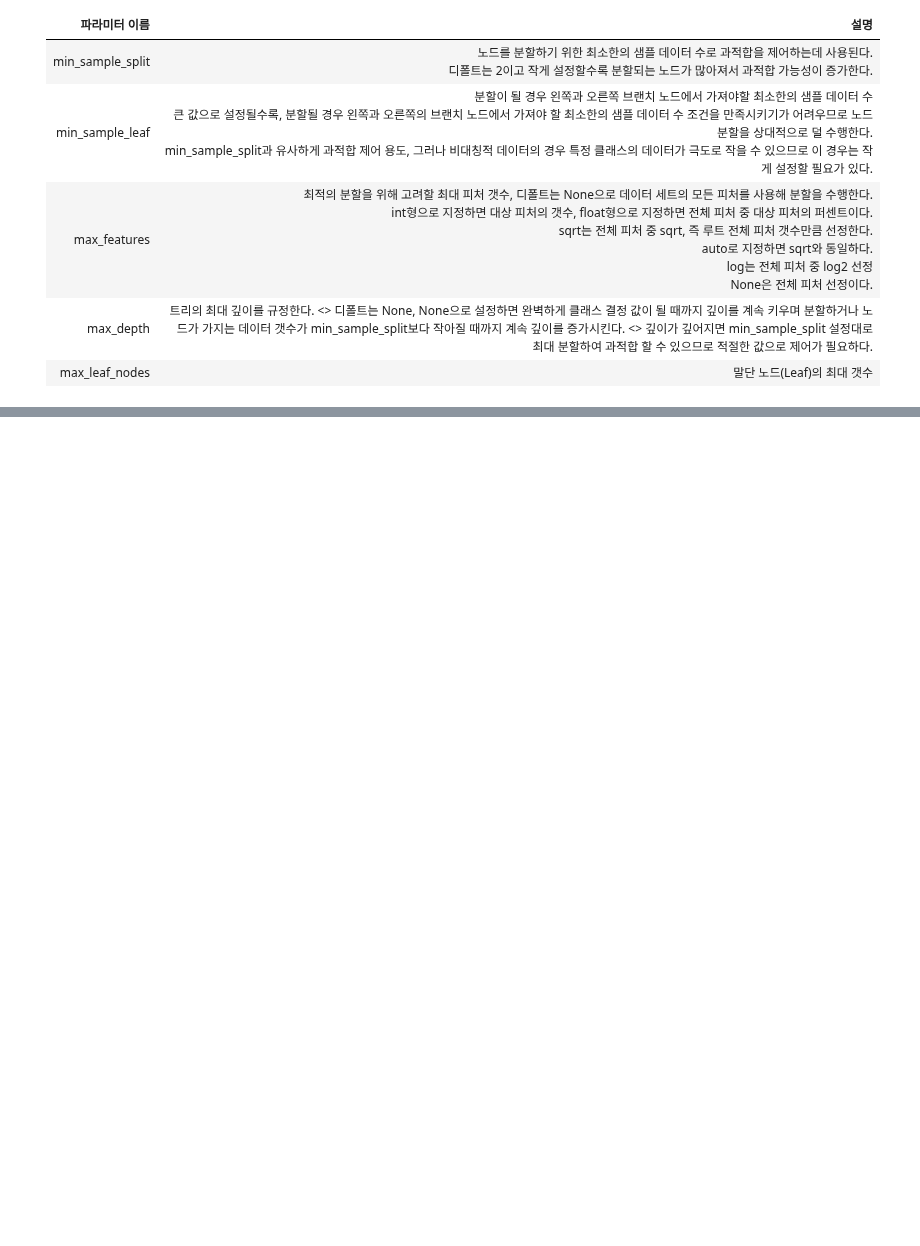
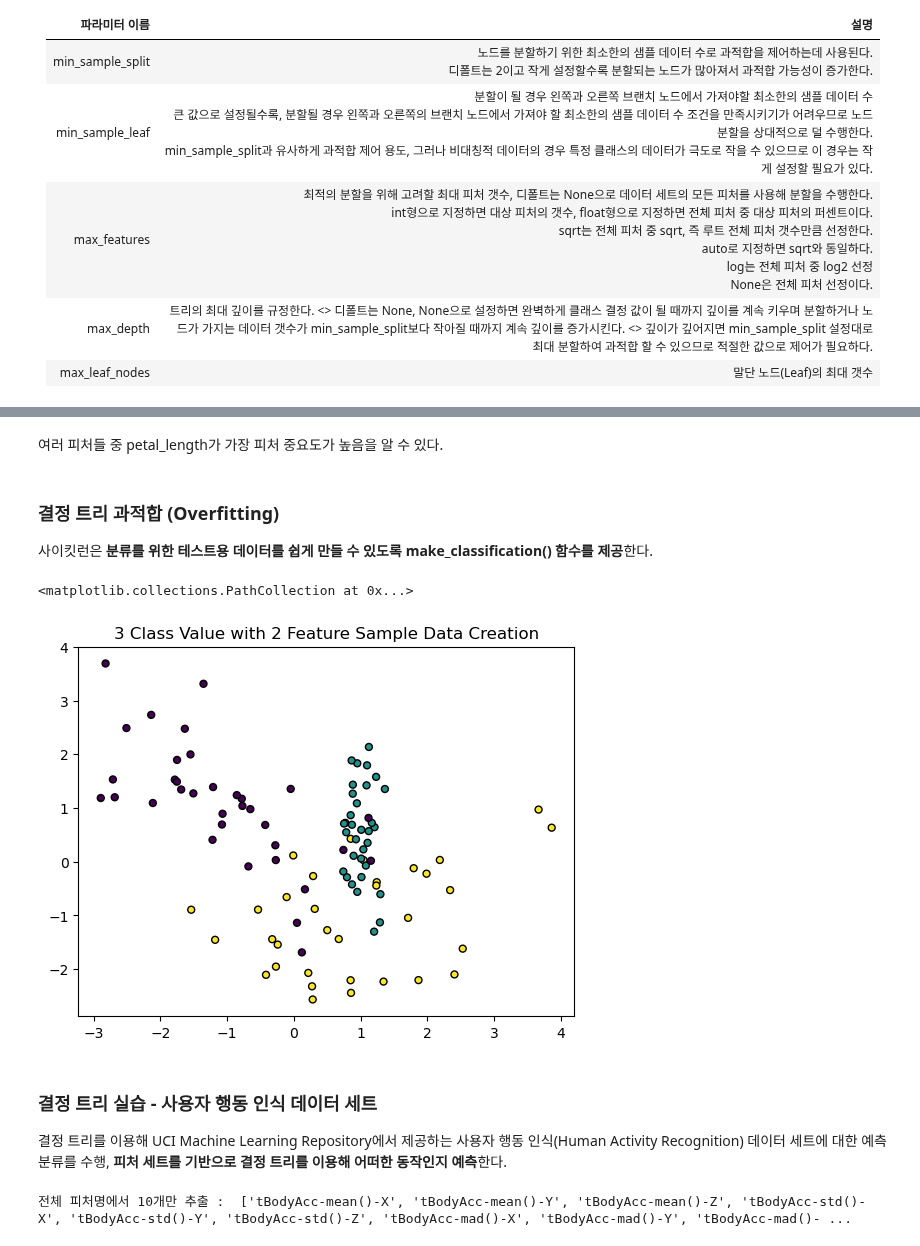
Before and after one commit to Heo-Jeong-Eun/Machine-Learning-Study, a Jupyter notebook: Jen/Decision Tree.ipynb, the cells around one changed output, grey strips where cells are left out. Cells and saved outputs as stored; diff of their text form; code cells hidden in the pictures; blank space fills up the shorter version.

```diff
--- a/Jen/Decision Tree.ipynb
+++ b/Jen/Decision Tree.ipynb
@@ -63,0 +153,22 @@
+# %% [markdown]
+여러 피처들 중 petal_length가 가장 피처 중요도가 높음을 알 수 있다.
+# %% [markdown]
+### 결정 트리 과적합 (Overfitting)
+
+사이킷런은 **분류를 위한 테스트용 데이터를 쉽게 만들 수 있도록 make_classification() 함수를 제공**한다.
+# %%
+from sklearn.datasets import make_classification
+import matplotlib.pyplot as plt
+%matplotlib inline
+
+plt.title('3 Class Value with 2 Feature Sample Data Creation')
+
+# 2차원 시각화를 위해서 피처는 3개, 클레스는 3가지 유형의 분류 샘플 데이터 생성
+X_features, Y_labels = make_classification(n_features = 2, n_redundant = 0, n_informative = 2,
+                                          n_classes = 3, n_clusters_per_class = 1, random_state = 0)
+
+# 그래프 형태로 2개의 피처로 2차원 좌표 시각화, 각 클래스 값은 다른 색깔로 표시 된다.
+plt.scatter(X_features[:, 0], X_features[:, 1], marker = 'o', c = Y_labels, s = 25, edgecolor = 'k')
+# %% [output]
+<matplotlib.collections.PathCollection at 0x...>
+[figure, added]
@@ -63,0 +186,18 @@
+# %% [markdown]
+### 결정 트리 실습 - 사용자 행동 인식 데이터 세트
+
+결정 트리를 이용해 UCI Machine Learning Repository에서 제공하는 사용자 행동 인식(Human Activity Recognition) 데이터 세트에 대한 예측 분류를 수행, **피처 세트를 기반으로 결정 트리를 이용해 어떠한 동작인지 예측**한다.
+# %%
+import pandas as pd
+import matplotlib.pyplot as plt
+%matplotlib inline
+
+# feature.txt 파일에는 피처 이름 index와 피처명이 공백으로 분리되어 있다. -> DataFrame으로 Load
+feature_name_df = pd.read_csv('/Users/1001l1000/Documents/AI/Jen/data/human_activity/features.txt', sep = '\s+',
+                             header = None, names = ['column_index', 'column_name'])
+
+# 피처명 index를 제거하고, 피처명만 리스트 객체로 생성한 뒤 샘플로 10개만 추출
+feature_name = feature_name_df.iloc[:, 1].values.tolist()
+print('전체 피처명에서 10개만 추출 : ', feature_name[:10])
+# %% [output]
+전체 피처명에서 10개만 추출 :  ['tBodyAcc-mean()-X', 'tBodyAcc-mean()-Y', 'tBodyAcc-mean()-Z', 'tBodyAcc-std()-X', 'tBodyAcc-std()-Y', 'tBodyAcc-std()-Z', 'tBodyAcc-mad()-X', 'tBodyAcc-mad()-Y', 'tBodyAcc-mad()- ...
```
Also changed, not shown: parts of 22 cells of this notebook.
